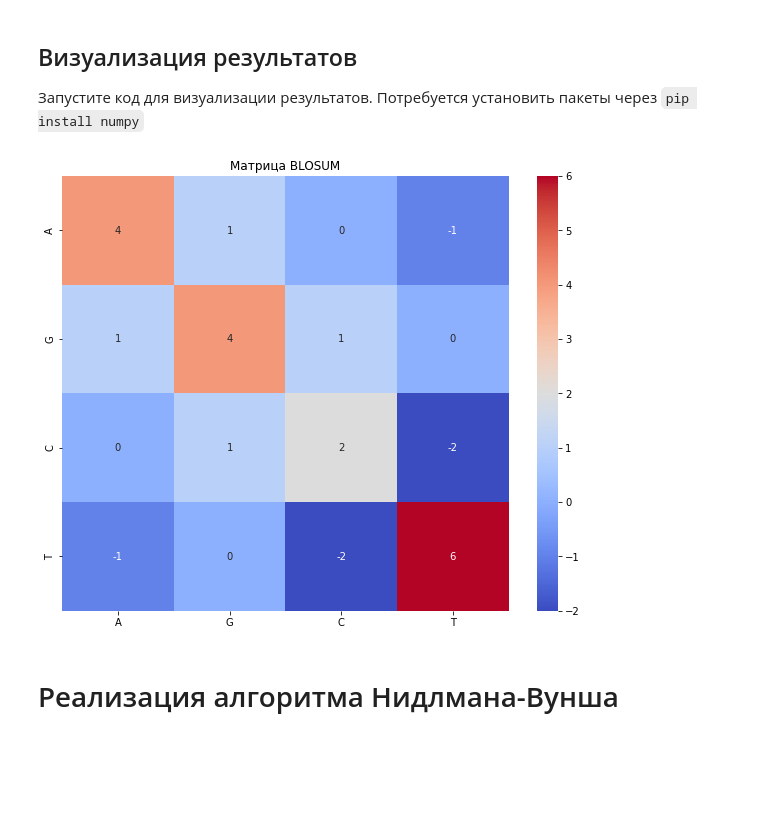
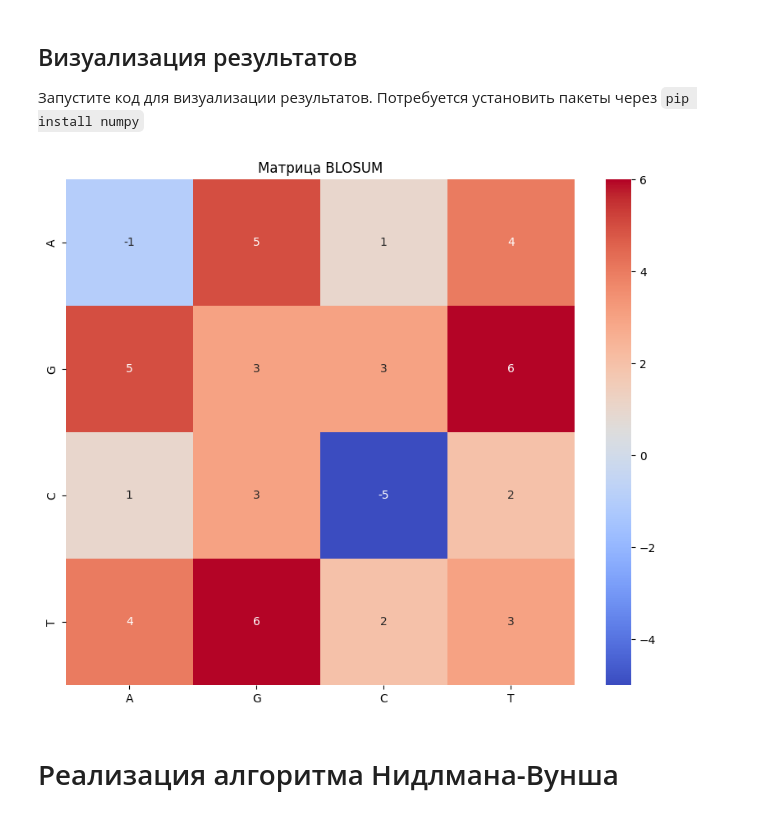
Before and after one commit to KhudyakovGleb/DZ1, a Jupyter notebook: Домашнее задание 1.ipynb, the cells around one changed output. Saved outputs shown, nothing was run; the diff lists cells and outputs as text; code cells hidden in the pictures; blank space fills up the shorter version.

````diff
--- a/Домашнее задание 1.ipynb
+++ b/Домашнее задание 1.ipynb
@@ -172,5 +277,25 @@ scores
  ('C', 'G'): 1, ('A', 'T'): -1, ('C', 'T'): -2, ('A', 'C'): 0, ('G', 'T'): 0}
 ```
 # %%
+import math
 def calculate_scores(pair_counts, freqs, scale=3):
-    pass
+    score_list = []
+    for i in range(len(pair_counts)):
+        observed_freq = pair_counts[i].copy()
+        for pairs in observed_freq:
+            observed_freq[pairs] /= len(pairs_list[i])
+            # observed_freq[pairs] /= sum(observed_freq.values())
+        expected_freq = pair_counts[i].copy()
+        for key in expected_freq:
+            if key[0] in freqs and key[1] in freqs:
+                expected_freq[key] = freqs[key[0]] * freqs[key[1]]
+        score = pair_counts[i].copy()
+        for m in score:
+            score[m] = scale * math.log((observed_freq[m]/expected_freq[m]), 2)
+            score[m] = round(score[m])
+        score_list.append(score)
+    return score_list
+pairs_list = generate_pairs(alignments)
+pair_counts = count_pairs(alignments)
+freqs = calculate_frequencies(alignments)
+calculate_scores(pair_counts, freqs, scale=3)
@@ -196,4 +339,13 @@ blosum_matrix
 ```
 # %%
 def create_blosum_matrix(scores, nucleotides):
-    pass
+    blosum_matrix = {nuc: {nuc2: 0 for nuc2 in nucleotides} for nuc in nucleotides}
+    for pair, score in scores.items():
+        nuc1, nuc2 = pair
+        blosum_matrix[nuc1][nuc2] = score
+        blosum_matrix[nuc2][nuc1] = score
+    return blosum_matrix
+
+nucleotides = ['A', 'G', 'C', 'T']
+scores = calculate_scores(pair_counts, freqs, scale=3)
+create_blosum_matrix(scores[0], nucleotides)
@@ -213,5 +370,9 @@ C   0   1   2  -2
 T  -1   0  -2   6
 ```
 # %%
-def print_blosum_matrix(matrix, nucleotides):
-    pass
+import pandas as pd
+def print_blosum_matrix(matrix):
+    df = pd.DataFrame(matrix)
+    display(df)
+matrix = create_blosum_matrix(scores[0], nucleotides)
+print_blosum_matrix(matrix)
@@ -222,19 +389,19 @@ def print_blosum_matrix(matrix, nucleotides):
 # %%
 import numpy as np
 import seaborn as sns
 import matplotlib.pyplot as plt
 
 def visualize_blosum_matrix(matrix, nucleotides):
     data = np.array([[matrix[x][y] for y in nucleotides] for x in nucleotides])
     plt.figure(figsize=(10, 8))
     sns.heatmap(data, xticklabels=nucleotides, yticklabels=nucleotides, annot=True, cmap="coolwarm")
     plt.title("Матрица BLOSUM")
     plt.show()
 
 # Пример использования
-visualize_blosum_matrix(blosum_matrix, nucleotides)
+visualize_blosum_matrix(matrix, nucleotides)
 # %% [output]
-[figure, old version]
+[figure, new version]
 # %% [markdown]
 # Реализация алгоритма Нидлмана-Вунша
 # %% [markdown]
````
Also changed, not shown: parts of 15 cells of this notebook.
